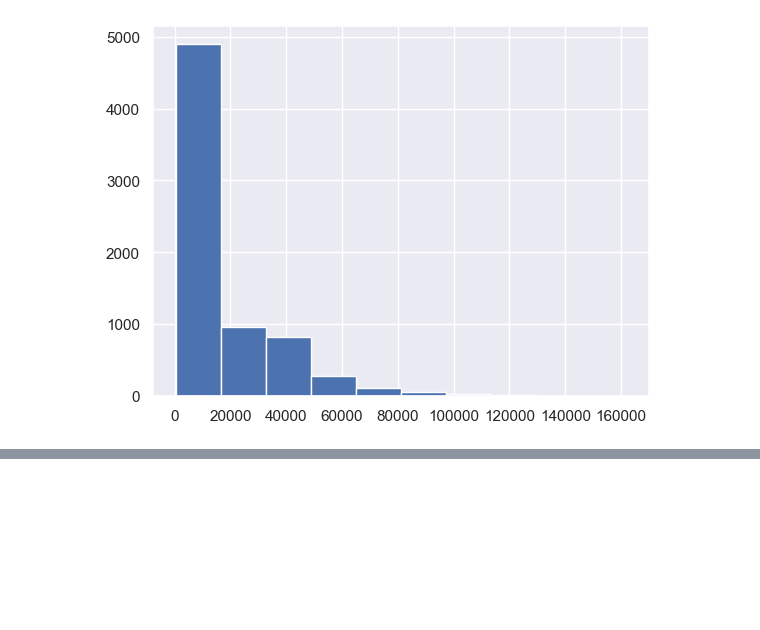
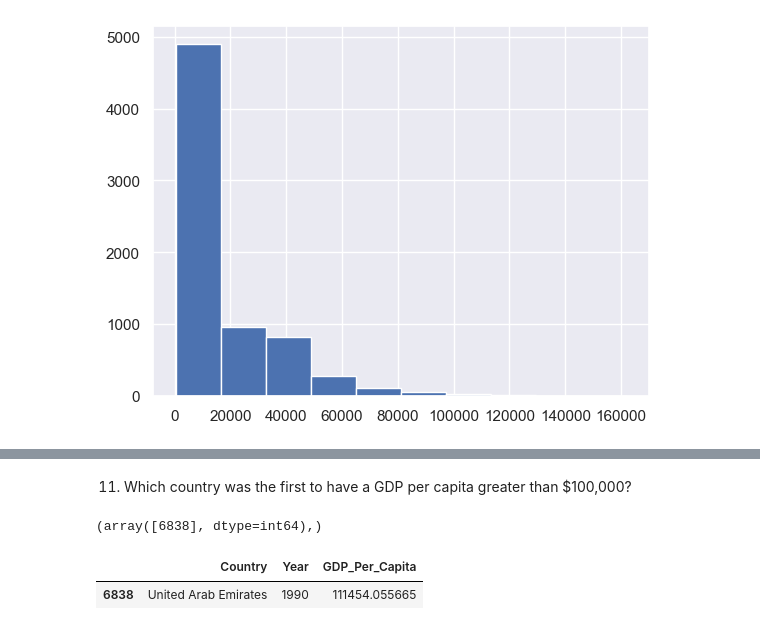
Before and after one commit to Erica-Ranck/gdp-and-internet-usage-Erica-Exotica, a Jupyter notebook: notebooks/gdp.ipynb, the cells around one changed output, grey strips where cells are left out. Cells and saved outputs as stored; diff of their text form; code cells hidden in the pictures; blank space fills up the shorter version.

```diff
--- a/notebooks/gdp.ipynb
+++ b/notebooks/gdp.ipynb
@@ -160,0 +161,10 @@ plt.show()
+# %% [markdown]
+11. Which country was the first to have a GDP per capita greater than $100,000?
+# %%
+filtered_values = np.where((gdp_df['GDP_Per_Capita']>=100000) & (gdp_df['Year'] == 1990))
+print(filtered_values)
+display(gdp_df.loc[filtered_values])
+# %% [output]
+(array([6838], dtype=int64),)
+|  | Country | Year | GDP_Per_Capita |
+| 6838 | United Arab Emirates | 1990 | 111454.055665 |
```
Also changed, not shown: parts of 18 cells of this notebook.
